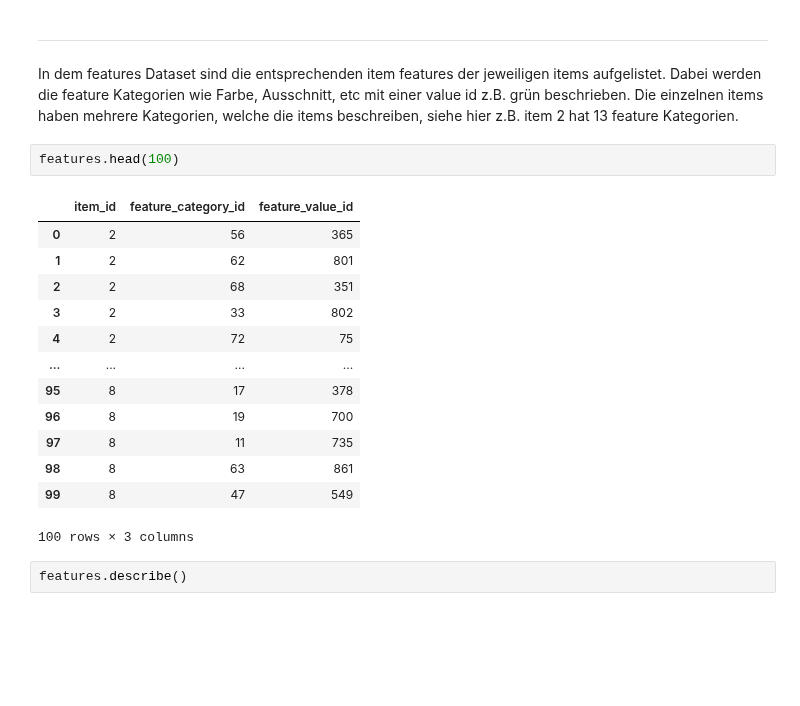
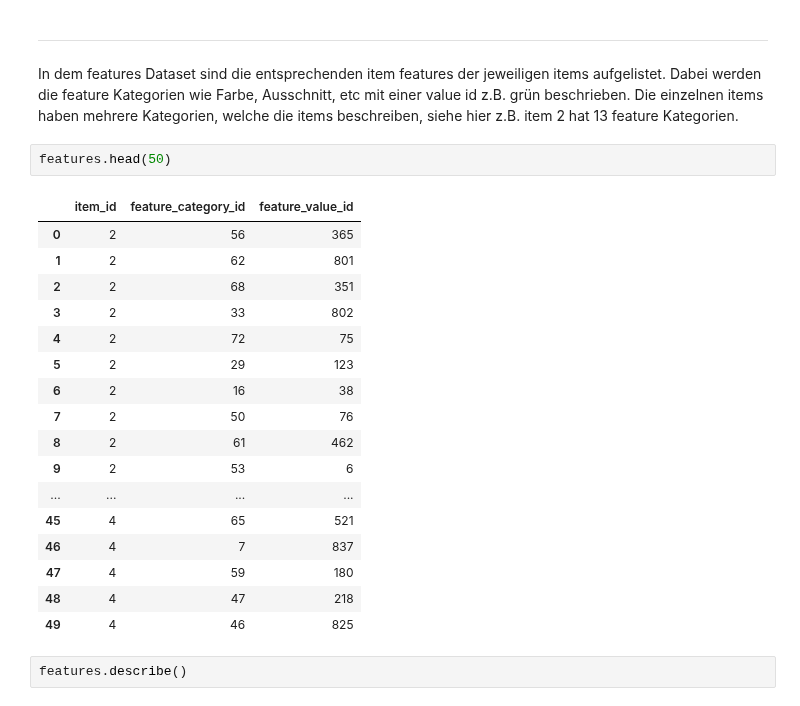
Before and after one commit to Ananassio/Data-Science_lab, a Jupyter notebook: Project/Data.ipynb, the cells around one changed output. Drawn from its saved outputs; the diff is of its cells as text; blank space fills up the shorter version.

```diff
--- a/Project/Data.ipynb
+++ b/Project/Data.ipynb
@@ -95,21 +87,25 @@ items.describe()
 
 In dem features Dataset sind die entsprechenden item features der jeweiligen items aufgelistet. Dabei werden die feature Kategorien wie Farbe, Ausschnitt, etc mit einer value id z.B. grün beschrieben. Die einzelnen items haben mehrere Kategorien, welche die items beschreiben, siehe hier z.B. item 2 hat 13 feature Kategorien.
 # %%
-features.head(100)
+features.head(50)
 # %% [output]
 |  | item_id | feature_category_id | feature_value_id |
 | 0 | 2 | 56 | 365 |
 | 1 | 2 | 62 | 801 |
 | 2 | 2 | 68 | 351 |
 | 3 | 2 | 33 | 802 |
 | 4 | 2 | 72 | 75 |
+| 5 | 2 | 29 | 123 |
+| 6 | 2 | 16 | 38 |
+| 7 | 2 | 50 | 76 |
+| 8 | 2 | 61 | 462 |
+| 9 | 2 | 53 | 6 |
 | ... | ... | ... | ... |
-| 95 | 8 | 17 | 378 |
-| 96 | 8 | 19 | 700 |
-| 97 | 8 | 11 | 735 |
-| 98 | 8 | 63 | 861 |
-| 99 | 8 | 47 | 549 |
+| 45 | 4 | 65 | 521 |
+| 46 | 4 | 7 | 837 |
+| 47 | 4 | 59 | 180 |
+| 48 | 4 | 47 | 218 |
+| 49 | 4 | 46 | 825 |
-100 rows × 3 columns
 # %%
 features.describe()
 # %% [output]
```
Also changed, not shown: parts of 37 cells of this notebook.
